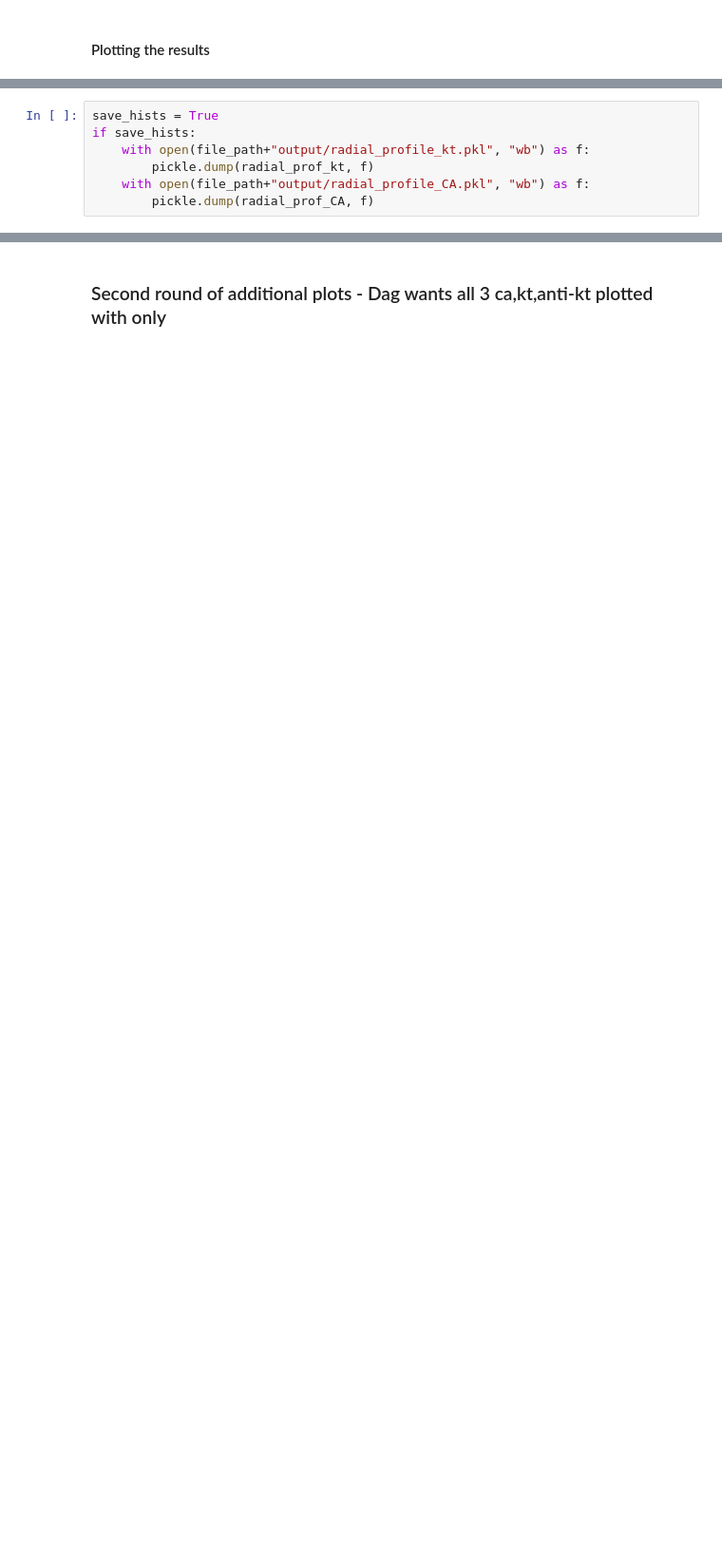
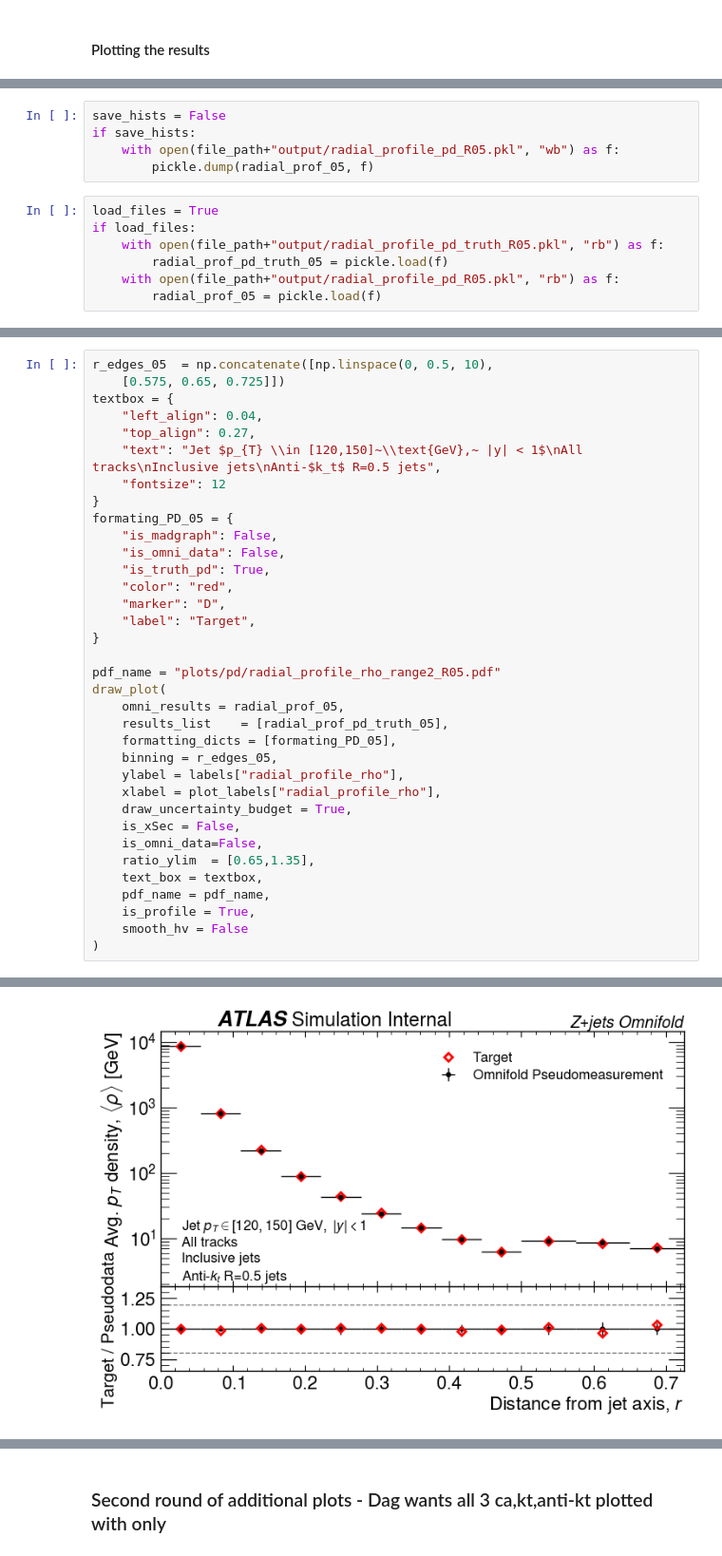
Before and after one commit to kgreif24/zjets_omnifold, a Jupyter notebook: analyze/jet_algo_plots_pd.ipynb, the cells around one changed output, grey strips where cells are left out. Shown at 95% size. Saved outputs shown, nothing was run; the diff lists cells and outputs as text; blank space fills up the shorter version.

```diff
--- a/analyze/jet_algo_plots_pd.ipynb
+++ b/analyze/jet_algo_plots_pd.ipynb
@@ -662,7 +1126,12 @@ for obs, weights in radial_prof_hv_CA.items():
+# %%
+save_hists = False
+if save_hists:
+    with open(file_path+"output/radial_profile_pd_R05.pkl", "wb") as f:
+        pickle.dump(radial_prof_05, f)
 # %%
-save_hists = True
-if save_hists:
-    with open(file_path+"output/radial_profile_kt.pkl", "wb") as f:
-        pickle.dump(radial_prof_kt, f)
-    with open(file_path+"output/radial_profile_CA.pkl", "wb") as f:
-        pickle.dump(radial_prof_CA, f)
+load_files = True
+if load_files:
+    with open(file_path+"output/radial_profile_pd_truth_R05.pkl", "rb") as f:
+        radial_prof_pd_truth_05 = pickle.load(f)
+    with open(file_path+"output/radial_profile_pd_R05.pkl", "rb") as f:
+        radial_prof_05 = pickle.load(f)
@@ -723,0 +1138,36 @@ draw_plot(
+# %%
+r_edges_05  = np.concatenate([np.linspace(0, 0.5, 10),
+    [0.575, 0.65, 0.725]])
+textbox = {
+    "left_align": 0.04,
+    "top_align": 0.27,
+    "text": "Jet $p_{T} \\in [120,150]~\\text{GeV},~ |y| < 1$\nAll tracks\nInclusive jets\nAnti-$k_t$ R=0.5 jets",
+    "fontsize": 12
+}
+formating_PD_05 = {
+    "is_madgraph": False,
+    "is_omni_data": False,
+    "is_truth_pd": True,
+    "color": "red",
+    "marker": "D",
+    "label": "Target",
+}
+
+pdf_name = "plots/pd/radial_profile_rho_range2_R05.pdf"
+draw_plot(
+    omni_results = radial_prof_05,
+    results_list    = [radial_prof_pd_truth_05],
+    formatting_dicts = [formating_PD_05],
+    binning = r_edges_05,
+    ylabel = labels["radial_profile_rho"],
+    xlabel = plot_labels["radial_profile_rho"],
+    draw_uncertainty_budget = True,
+    is_xSec = False,
+    is_omni_data=False,
+    ratio_ylim  = [0.65,1.35],
+    text_box = textbox,
+    pdf_name = pdf_name,
+    is_profile = True,
+    smooth_hv = False
+)
+# %% [output]
@@ -723,0 +1175 @@ draw_plot(
+[figure, added]
```
Also changed, not shown: parts of 32 cells of this notebook, 6 other files.
